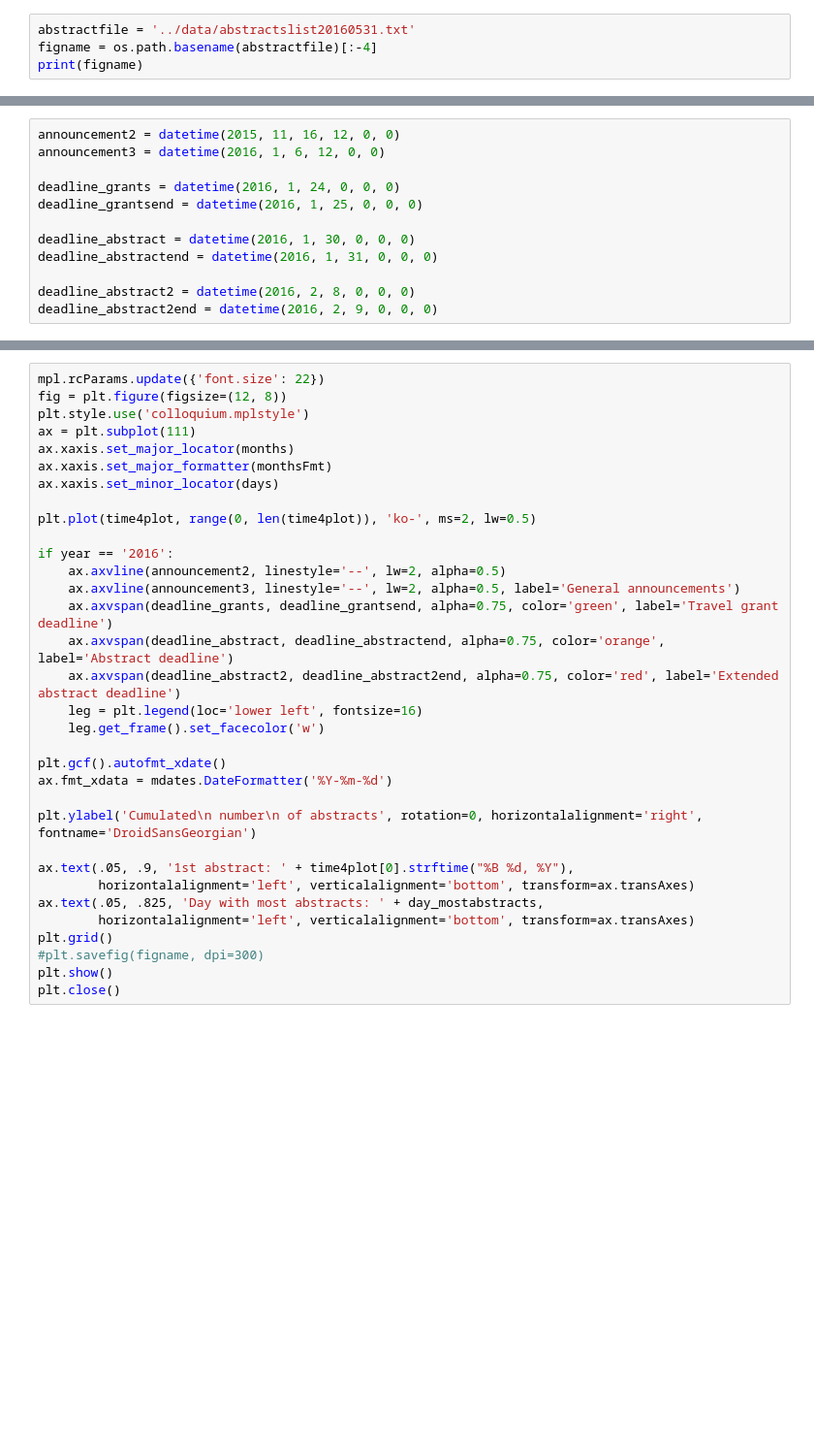
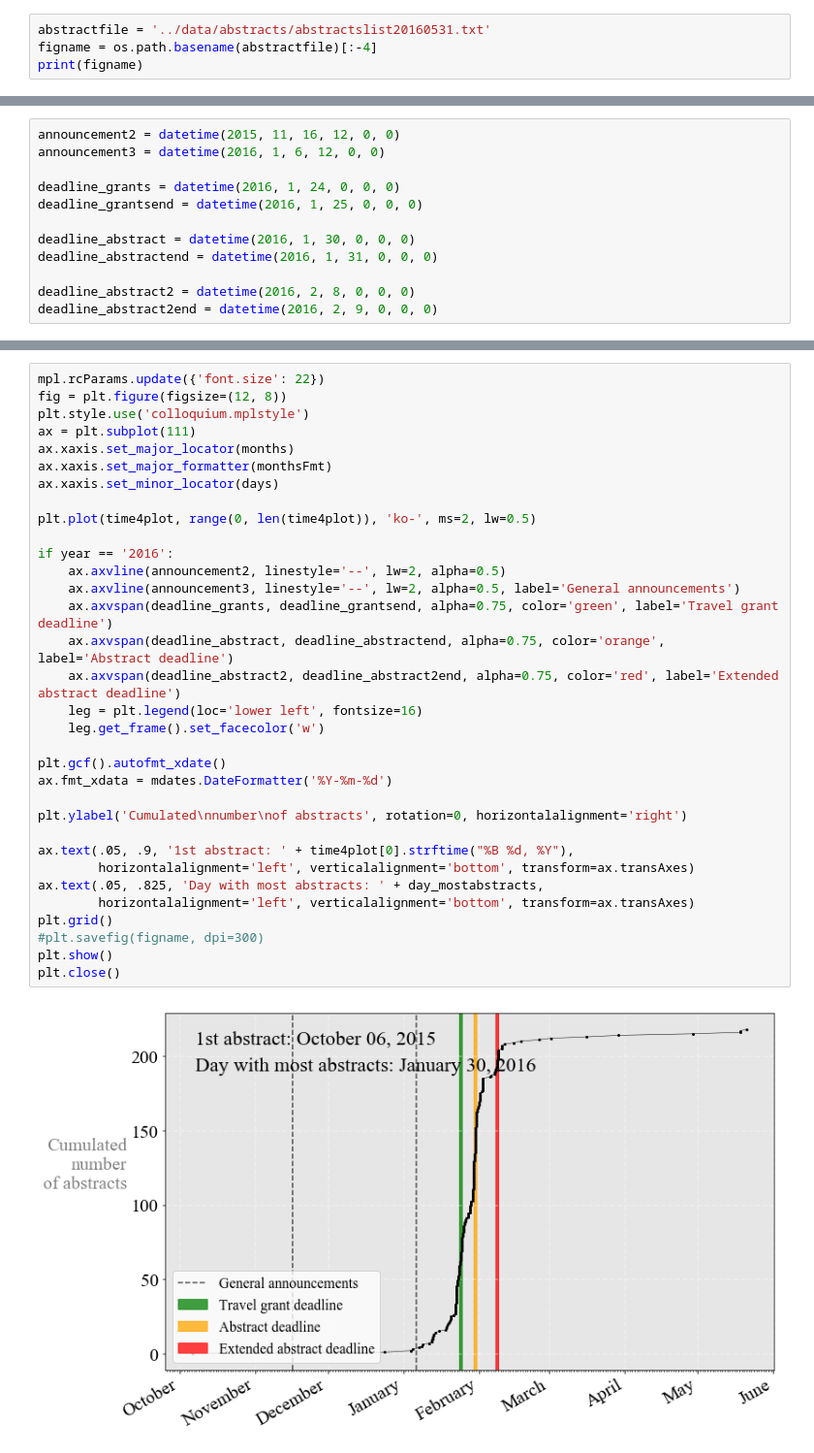
Before and after one commit to gher-uliege/Liege-Colloquium-on-Ocean-Dynamics, a Jupyter notebook: notebook/abstract_time.ipynb, the cells around one changed output, grey strips where cells are left out. Shown: that part at 97% size. Cells and saved outputs as stored; diff of their text form; blank space fills up the shorter version.

```diff
--- a/notebook/abstract_time.ipynb
+++ b/notebook/abstract_time.ipynb
@@ -17,7 +16,7 @@ from collections import Counter
 # %% [markdown]
 # Read info from the abstract list
 # %%
-abstractfile = '../data/abstractslist20160531.txt'
+abstractfile = '../data/abstracts/abstractslist20160531.txt'
 figname = os.path.basename(abstractfile)[:-4]
 print(figname)
 # %% [output]
@@ -76,31 +87,33 @@ mpl.rcParams.update({'font.size': 22})
 fig = plt.figure(figsize=(12, 8))
 plt.style.use('colloquium.mplstyle')
 ax = plt.subplot(111)
 ax.xaxis.set_major_locator(months)
 ax.xaxis.set_major_formatter(monthsFmt)
 ax.xaxis.set_minor_locator(days)
 
 plt.plot(time4plot, range(0, len(time4plot)), 'ko-', ms=2, lw=0.5)
 
 if year == '2016':
     ax.axvline(announcement2, linestyle='--', lw=2, alpha=0.5)
     ax.axvline(announcement3, linestyle='--', lw=2, alpha=0.5, label='General announcements')
     ax.axvspan(deadline_grants, deadline_grantsend, alpha=0.75, color='green', label='Travel grant deadline')
     ax.axvspan(deadline_abstract, deadline_abstractend, alpha=0.75, color='orange', label='Abstract deadline')
     ax.axvspan(deadline_abstract2, deadline_abstract2end, alpha=0.75, color='red', label='Extended abstract deadline')
     leg = plt.legend(loc='lower left', fontsize=16)
     leg.get_frame().set_facecolor('w')
 
 plt.gcf().autofmt_xdate()
 ax.fmt_xdata = mdates.DateFormatter('%Y-%m-%d')
 
-plt.ylabel('Cumulated\n number\n of abstracts', rotation=0, horizontalalignment='right', fontname='DroidSansGeorgian')
+plt.ylabel('Cumulated\nnumber\nof abstracts', rotation=0, horizontalalignment='right')
 
 ax.text(.05, .9, '1st abstract: ' + time4plot[0].strftime("%B %d, %Y"),
         horizontalalignment='left', verticalalignment='bottom', transform=ax.transAxes)
 ax.text(.05, .825, 'Day with most abstracts: ' + day_mostabstracts,
         horizontalalignment='left', verticalalignment='bottom', transform=ax.transAxes)
 plt.grid()
 #plt.savefig(figname, dpi=300)
 plt.show()
 plt.close()
+# %% [output]
+[figure, added]
```
Also changed, not shown: parts of 8 cells of this notebook, 10 other files.
